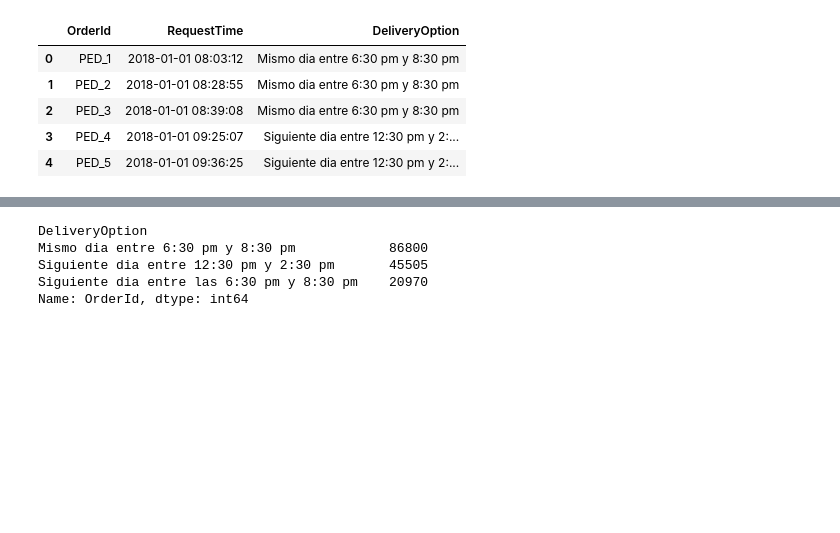
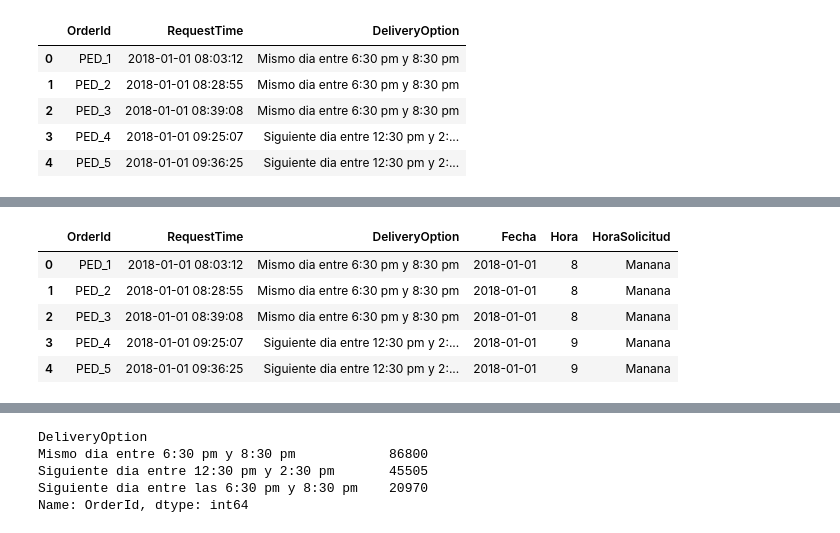
Before and after one commit to elchristog/pruebaDSc, a Jupyter notebook: pruebaDataScientist.ipynb, the cells around one changed output, grey strips where cells are left out. Drawn from its saved outputs; the diff is of its cells as text; code cells hidden in the pictures; blank space fills up the shorter version.

Commit message:
Hora solicitud

```diff
--- a/pruebaDataScientist.ipynb
+++ b/pruebaDataScientist.ipynb
@@ -60,0 +61,11 @@ domicilios.head()
+# %%
+domicilios['Hora'] = pd.to_datetime(domicilios['Hora'], format='%H:%M:%S').dt.hour
+domicilios.head()
+#domicilios.loc[domicilios['Hora']<12:00:00]
+# %% [output]
+|  | OrderId | RequestTime | DeliveryOption | Fecha | Hora | HoraSolicitud |
+| 0 | PED_1 | 2018-01-01 08:03:12 | Mismo dia entre 6:30 pm y 8:30 pm | 2018-01-01 | 8 | Manana |
+| 1 | PED_2 | 2018-01-01 08:28:55 | Mismo dia entre 6:30 pm y 8:30 pm | 2018-01-01 | 8 | Manana |
+| 2 | PED_3 | 2018-01-01 08:39:08 | Mismo dia entre 6:30 pm y 8:30 pm | 2018-01-01 | 8 | Manana |
+| 3 | PED_4 | 2018-01-01 09:25:07 | Siguiente dia entre 12:30 pm y 2:... | 2018-01-01 | 9 | Manana |
+| 4 | PED_5 | 2018-01-01 09:36:25 | Siguiente dia entre 12:30 pm y 2:... | 2018-01-01 | 9 | Manana |
```
Also changed, not shown: parts of 3 cells of this notebook.
